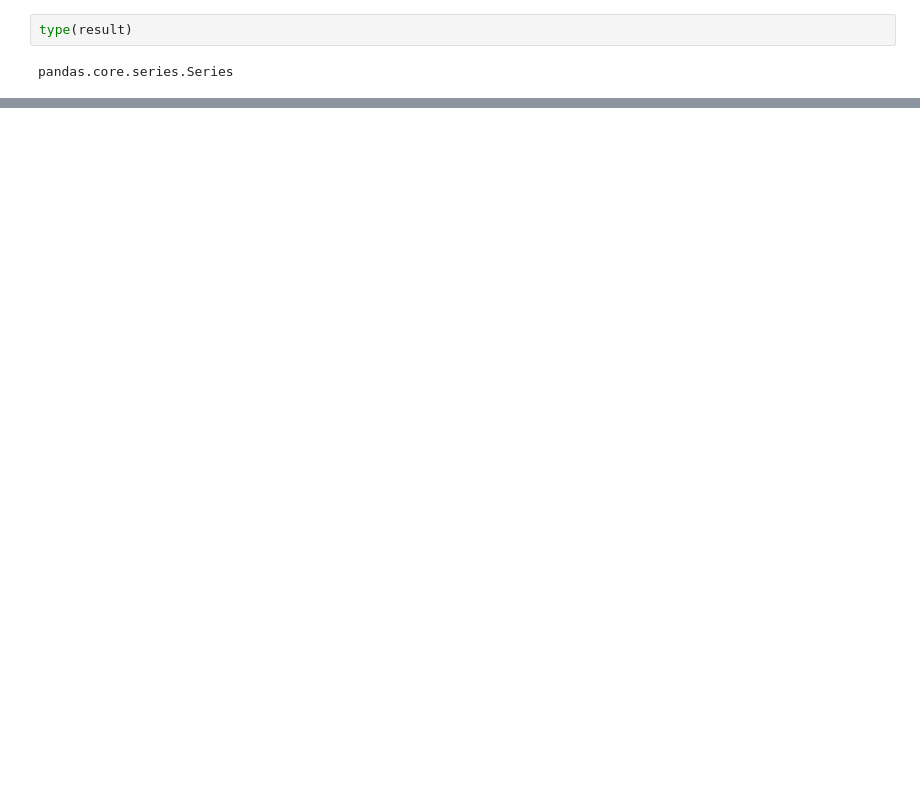
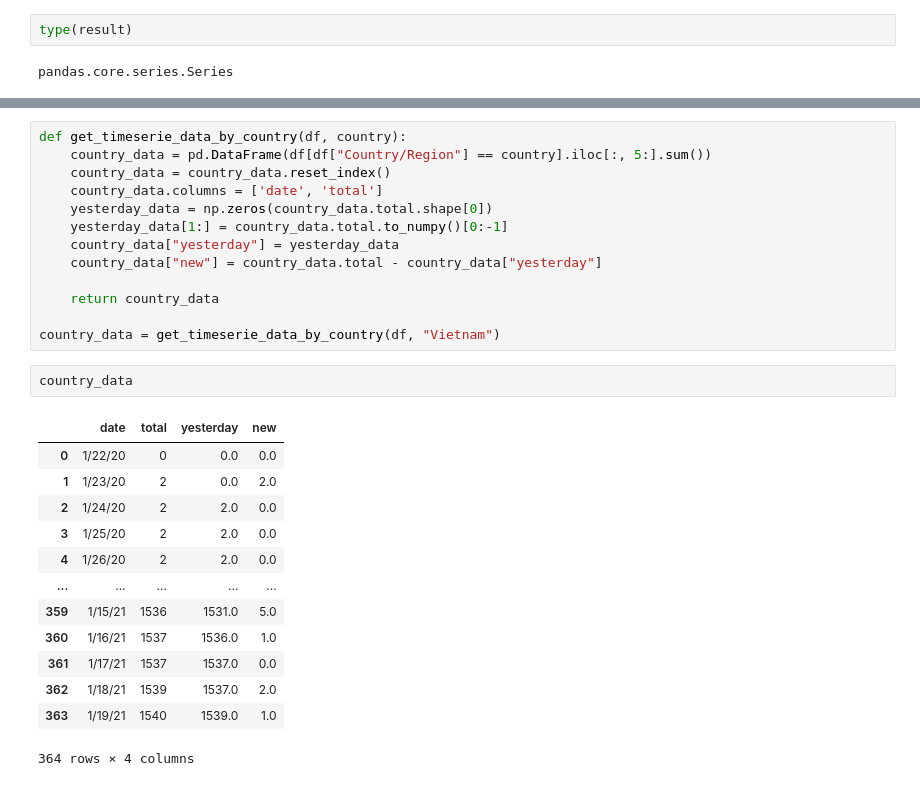
Before and after one commit to UBC-MDS/DSCI_532_Group_12, a Jupyter notebook: reports/EDA.ipynb, the cells around one changed output, grey strips where cells are left out. Drawn from its saved outputs; the diff is of its cells as text; blank space fills up the shorter version.

```diff
--- a/reports/EDA.ipynb
+++ b/reports/EDA.ipynb
@@ -86,0 +159,29 @@ pandas.core.series.Series
+# %%
+def get_timeserie_data_by_country(df, country):
+    country_data = pd.DataFrame(df[df["Country/Region"] == country].iloc[:, 5:].sum())
+    country_data = country_data.reset_index()
+    country_data.columns = ['date', 'total']
+    yesterday_data = np.zeros(country_data.total.shape[0])
+    yesterday_data[1:] = country_data.total.to_numpy()[0:-1]
+    country_data["yesterday"] = yesterday_data
+    country_data["new"] = country_data.total - country_data["yesterday"]
+
+    return country_data
+
+country_data = get_timeserie_data_by_country(df, "Vietnam")
+# %%
+country_data
+# %% [output]
+|  | date | total | yesterday | new |
+| 0 | 1/22/20 | 0 | 0.0 | 0.0 |
+| 1 | 1/23/20 | 2 | 0.0 | 2.0 |
+| 2 | 1/24/20 | 2 | 2.0 | 0.0 |
+| 3 | 1/25/20 | 2 | 2.0 | 0.0 |
+| 4 | 1/26/20 | 2 | 2.0 | 0.0 |
+| ... | ... | ... | ... | ... |
+| 359 | 1/15/21 | 1536 | 1531.0 | 5.0 |
+| 360 | 1/16/21 | 1537 | 1536.0 | 1.0 |
+| 361 | 1/17/21 | 1537 | 1537.0 | 0.0 |
+| 362 | 1/18/21 | 1539 | 1537.0 | 2.0 |
+| 363 | 1/19/21 | 1540 | 1539.0 | 1.0 |
+364 rows × 4 columns
```
Also changed, not shown: parts of 13 cells of this notebook, 7 other files.
